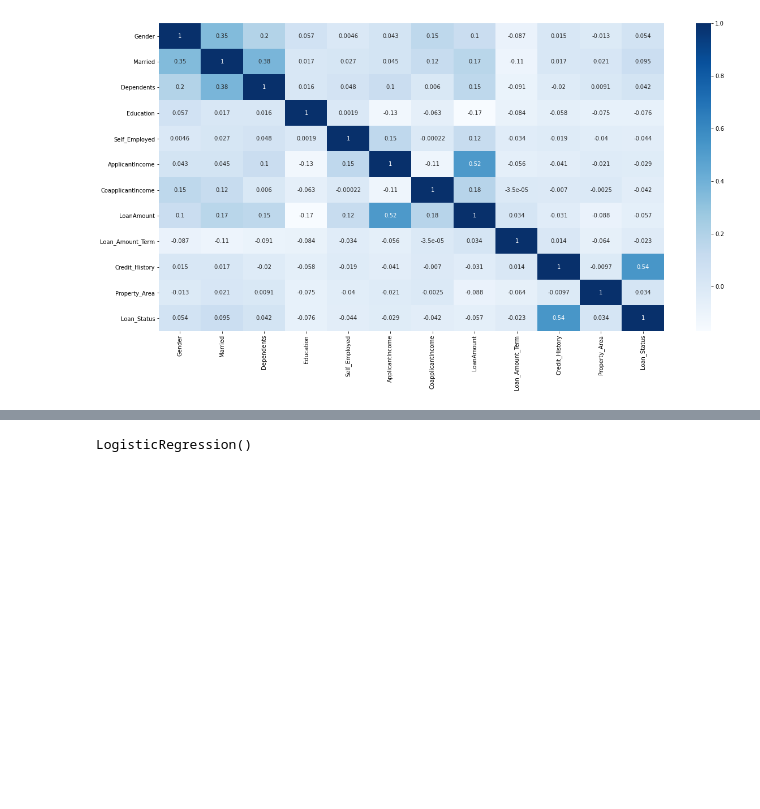
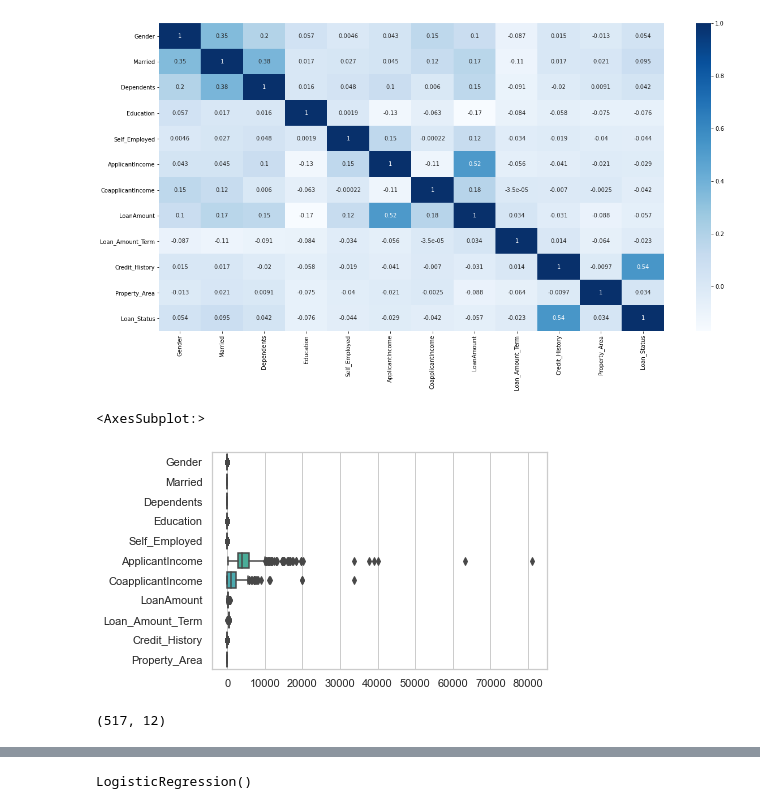
Before and after one commit to swantikag/AI-ML---Practice, a Jupyter notebook: Logistic Regression/Loan Prediction_ Logistic Regression.ipynb, the cells around one changed output, grey strips where cells are left out. Saved outputs shown, nothing was run; the diff lists cells and outputs as text; code cells hidden in the pictures; blank space fills up the shorter version.

```diff
--- a/Logistic Regression/Loan Prediction_ Logistic Regression.ipynb
+++ b/Logistic Regression/Loan Prediction_ Logistic Regression.ipynb
@@ -120,3 +120,15 @@ sns.heatmap(df_train.corr(), annot = True, cmap = 'Blues')
 # %% [output]
 <AxesSubplot:>
 [figure]
+# %%
+import seaborn as sns
+sns.set_theme(style="whitegrid")
+X_data = df_train.drop(['Loan_Status'],axis = 1)
+sns.boxplot(data = X_data, orient="h")
+# %% [output]
+<AxesSubplot:>
+[figure, added]
+# %%
+df_train.shape
+# %% [output]
+(517, 12)
```
Also changed, not shown: parts of 5 cells of this notebook.
